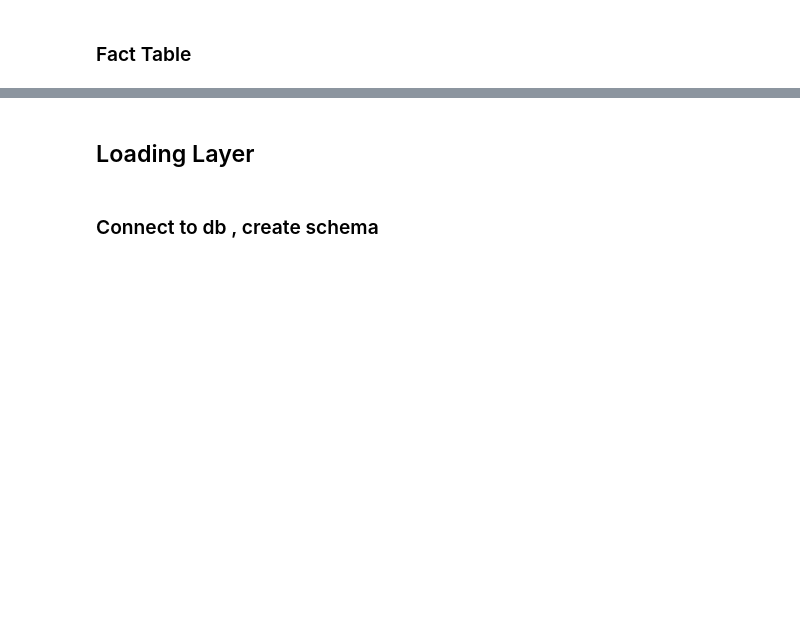
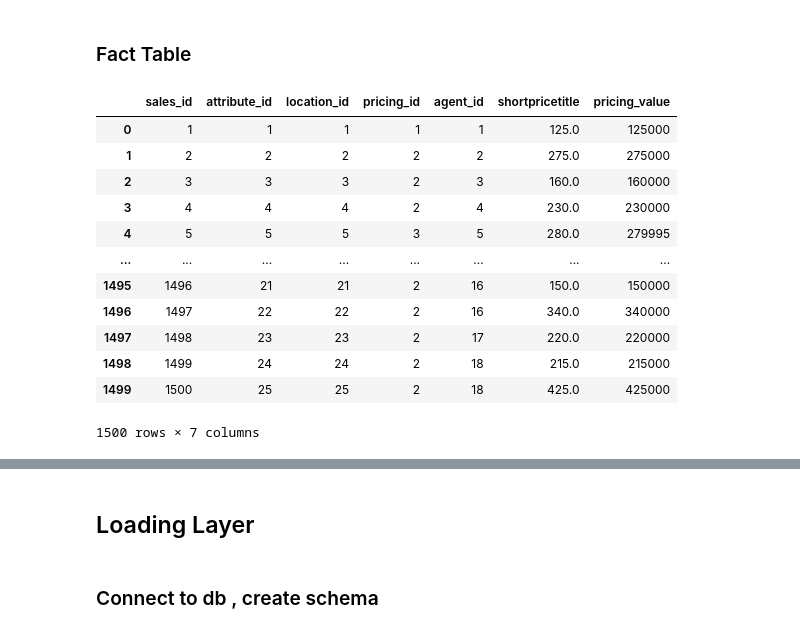
Before and after one commit to AnnieFiB/OtherProjects, a Jupyter notebook: DataEngineering/API_WebScr/zooplaAPIpresentation.ipynb, the cells around one changed output, grey strips where cells are left out. Cells and saved outputs as stored; diff of their text form; code cells hidden in the pictures; blank space fills up the shorter version.

```diff
--- a/DataEngineering/API_WebScr/zooplaAPIpresentation.ipynb
+++ b/DataEngineering/API_WebScr/zooplaAPIpresentation.ipynb
@@ -211,5 +294,7 @@ dim_attribute["attribute_id"] = dim_attribute.index + 1
 # %%
 # Pricing Dimension : for pricing information
-pricing_cols = ["shortpricetitle", "pricing_value", "pricing_qualifier"]
+pricing_cols = [ "pricing_qualifier"]
 dim_pricing = df_clean[pricing_cols].drop_duplicates().reset_index(drop=True)
 dim_pricing["pricing_id"] = dim_pricing.index + 1
+dim_pricing = dim_pricing[["pricing_id", "pricing_qualifier"]]
+dim_pricing
@@ -218,15 +309,30 @@ dim_pricing["pricing_id"] = dim_pricing.index + 1
 # %%
 # Join all dimension IDs back :  for listing metrics (with foreign keys)
 fact_sales = df_clean.merge(dim_agent, on=["agent_branchid", "agent_branchname", "agent_phone", "agent_isdeveloper"], how="left") \
                      .merge(dim_location, on=location_cols, how="left") \
                      .merge(dim_attribute, on=attribute_cols, how="left") \
                      .merge(dim_pricing, on=pricing_cols, how="left").reset_index(drop=True)
 fact_sales["sales_id"] = fact_sales.index + 1
 
 # Select only relevant columns for the fact table
 fact_sales = fact_sales[[
-     "sales_id","attribute_id", "location_id", "pricing_id", "agent_id"
+     "sales_id","attribute_id", "location_id", "pricing_id", "agent_id","shortpricetitle", "pricing_value"
 ]]
+fact_sales
+# %% [output]
+|  | sales_id | attribute_id | location_id | pricing_id | agent_id | shortpricetitle | pricing_value |
+| 0 | 1 | 1 | 1 | 1 | 1 | 125.0 | 125000 |
+| 1 | 2 | 2 | 2 | 2 | 2 | 275.0 | 275000 |
+| 2 | 3 | 3 | 3 | 2 | 3 | 160.0 | 160000 |
+| 3 | 4 | 4 | 4 | 2 | 4 | 230.0 | 230000 |
+| 4 | 5 | 5 | 5 | 3 | 5 | 280.0 | 279995 |
+| ... | ... | ... | ... | ... | ... | ... | ... |
+| 1495 | 1496 | 21 | 21 | 2 | 16 | 150.0 | 150000 |
+| 1496 | 1497 | 22 | 22 | 2 | 16 | 340.0 | 340000 |
+| 1497 | 1498 | 23 | 23 | 2 | 17 | 220.0 | 220000 |
+| 1498 | 1499 | 24 | 24 | 2 | 18 | 215.0 | 215000 |
+| 1499 | 1500 | 25 | 25 | 2 | 18 | 425.0 | 425000 |
+1500 rows × 7 columns
 # %%
 display(fact_sales.columns)
 display(dim_agent.columns)
```
Also changed, not shown: parts of 10 cells of this notebook, 3 other files.
